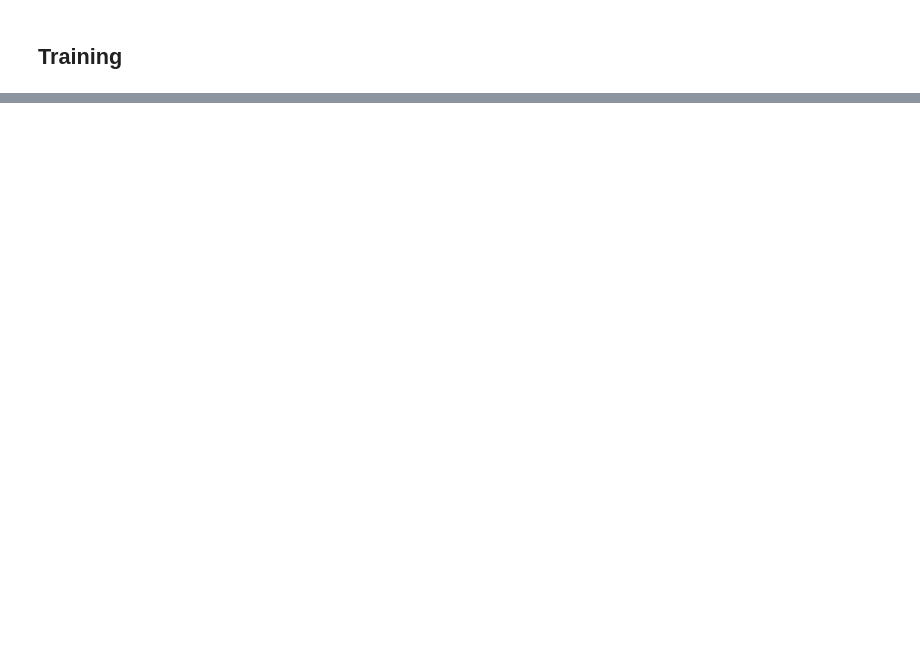
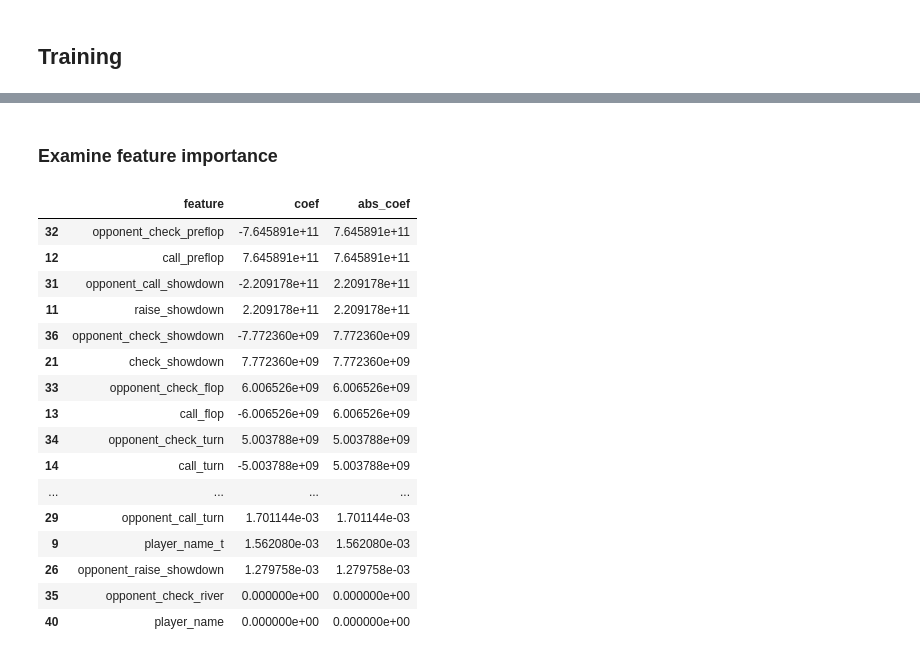
Before and after one commit to tjespe/texas-holdem-ai, a Jupyter notebook: hidden_state_model/notebooks/prob_model.ipynb, the cells around one changed output, grey strips where cells are left out. Saved outputs shown, nothing was run; the diff lists cells and outputs as text; code cells hidden in the pictures; blank space fills up the shorter version.

```diff
--- a/hidden_state_model/notebooks/prob_model.ipynb
+++ b/hidden_state_model/notebooks/prob_model.ipynb
@@ -267,0 +275,34 @@ plt.show()
+# %% [markdown]
+### Examine feature importance
+# %%
+# Calculate feature importance
+# Get the one-hot encoded feature names
+ohe = model.named_steps["preprocess"].named_transformers_["cat"]
+feature_names = ohe.get_feature_names_out(categorical_cols)
+feature_names = np.concatenate([feature_names, X.columns[len(categorical_cols):]])
+
+coefs = model.named_steps["regressor"].coef_
+
+# Sort by absolute value
+coef_df = pd.DataFrame({"feature": feature_names, "coef": coefs})
+coef_df["abs_coef"] = np.abs(coef_df["coef"])
+coef_df = coef_df.sort_values("abs_coef", ascending=False)
+coef_df
+# %% [output]
+|  | feature | coef | abs_coef |
+| 32 | opponent_check_preflop | -7.645891e+11 | 7.645891e+11 |
+| 12 | call_preflop | 7.645891e+11 | 7.645891e+11 |
+| 31 | opponent_call_showdown | -2.209178e+11 | 2.209178e+11 |
+| 11 | raise_showdown | 2.209178e+11 | 2.209178e+11 |
+| 36 | opponent_check_showdown | -7.772360e+09 | 7.772360e+09 |
+| 21 | check_showdown | 7.772360e+09 | 7.772360e+09 |
+| 33 | opponent_check_flop | 6.006526e+09 | 6.006526e+09 |
+| 13 | call_flop | -6.006526e+09 | 6.006526e+09 |
+| 34 | opponent_check_turn | 5.003788e+09 | 5.003788e+09 |
+| 14 | call_turn | -5.003788e+09 | 5.003788e+09 |
+| ... | ... | ... | ... |
+| 29 | opponent_call_turn | 1.701144e-03 | 1.701144e-03 |
+| 9 | player_name_t | 1.562080e-03 | 1.562080e-03 |
+| 26 | opponent_raise_showdown | 1.279758e-03 | 1.279758e-03 |
+| 35 | opponent_check_river | 0.000000e+00 | 0.000000e+00 |
+| 40 | player_name | 0.000000e+00 | 0.000000e+00 |
```
Also changed, not shown: parts of 11 cells of this notebook, 4 other files.
